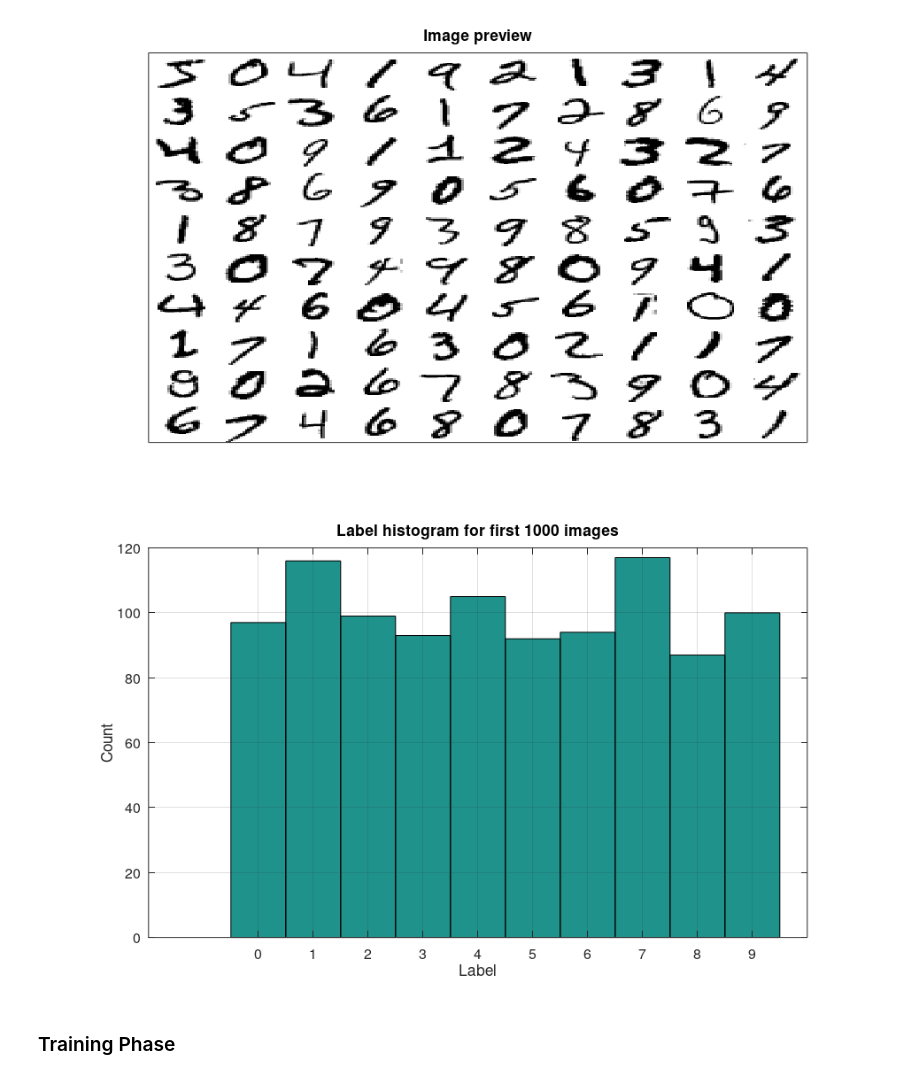
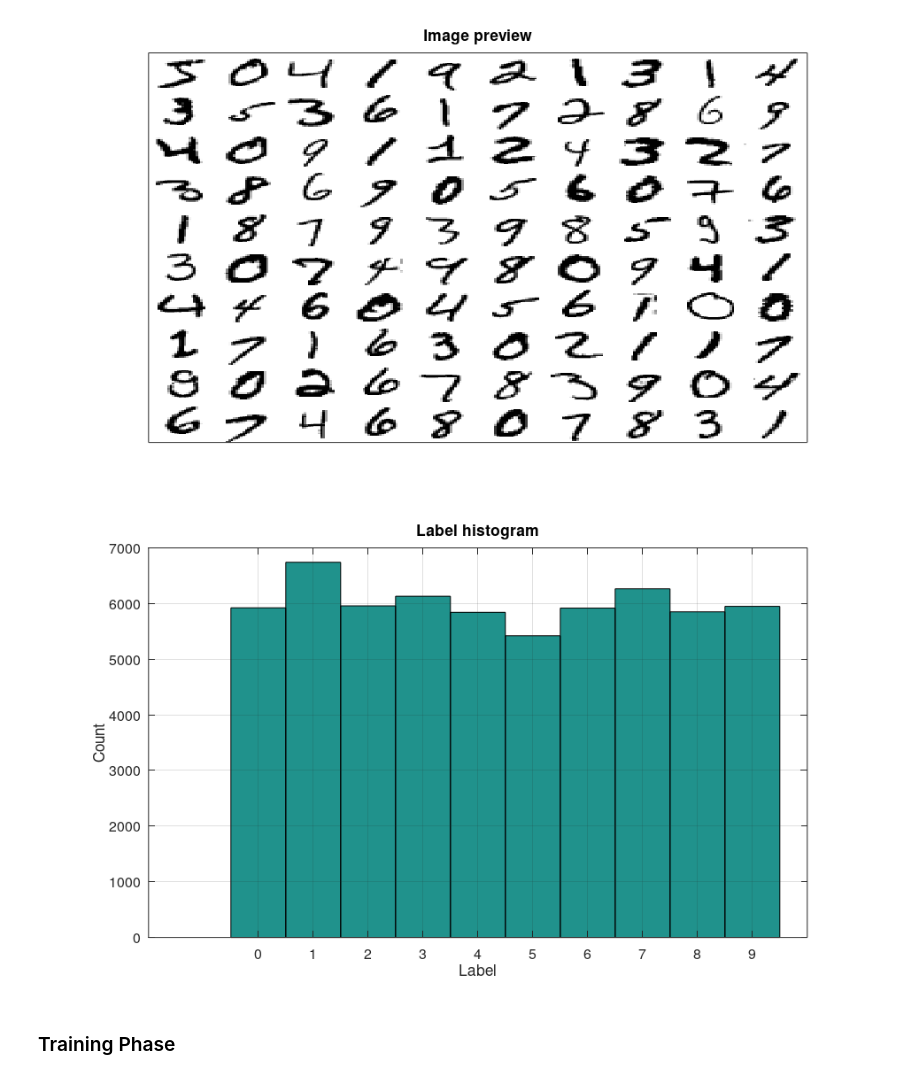
Before and after one commit to VikkyMasih/Code-Compendium, a Jupyter notebook: Machine-Learning/MultiClassLogisticRegression_Regularized_MNIST.ipynb, the cells around one changed output. Saved outputs shown, nothing was run; the diff lists cells and outputs as text; code cells hidden in the pictures.

```diff
--- a/Machine-Learning/MultiClassLogisticRegression_Regularized_MNIST.ipynb
+++ b/Machine-Learning/MultiClassLogisticRegression_Regularized_MNIST.ipynb
@@ -221,14 +268,14 @@ Target Labels:
    6   7   4   6   8   0   7   8   3   1
 [figure]
 # %%
-hist(labelsData(1:1000),(0:9))
+hist(labelsData,(0:9))
 xticks(0:9)
 grid("on")
-title("Label histogram for first 1000 images");
+title("Label histogram");
 xlabel("Label");
 ylabel("Count");
 # %% [output]
-[figure, old version]
+[figure, new version]
 # %% [markdown]
 ### Training Phase
 # %%
```
Also changed, not shown: parts of 17 cells of this notebook.
